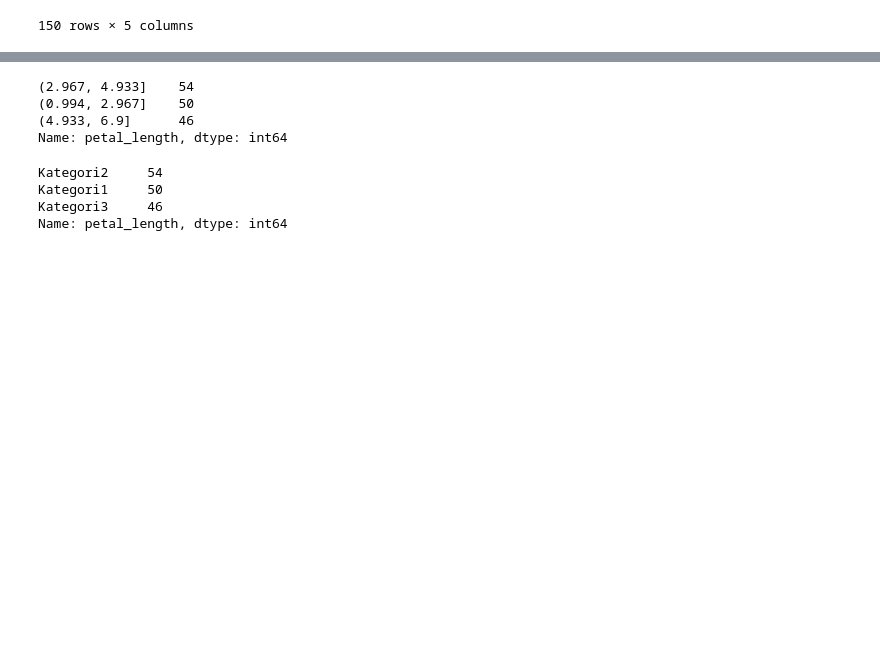
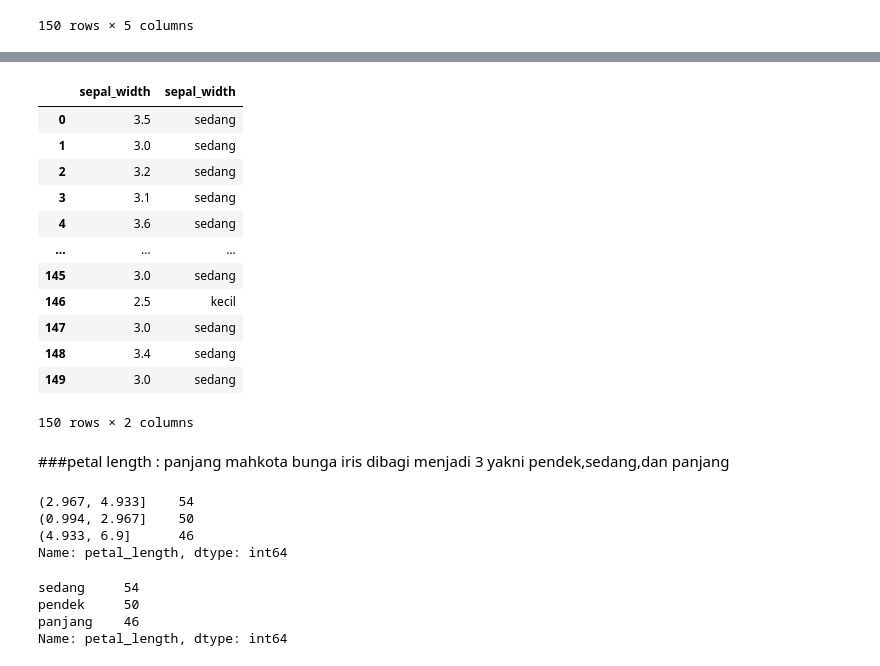
Before and after one commit to Amelia039/datamining, a Jupyter notebook: _sources/tugas2.ipynb, the cells around one changed output, grey strips where cells are left out. Cells and saved outputs as stored; diff of their text form; code cells hidden in the pictures; blank space fills up the shorter version.

```diff
--- a/_sources/tugas2.ipynb
+++ b/_sources/tugas2.ipynb
@@ -31 +123,21 @@ c
+# %%
+sepal_width_bin = pd.cut(c['sepal_width'],len(labelsforwidth), True, labelsforwidth)
+sepal_with_label = sepal_width_bin.value_counts()
+pd.concat((c['sepal_width'],sepal_width_bin),axis=1)
+# %% [output]
+|  | sepal_width | sepal_width |
+| 0 | 3.5 | sedang |
+| 1 | 3.0 | sedang |
+| 2 | 3.2 | sedang |
+| 3 | 3.1 | sedang |
+| 4 | 3.6 | sedang |
+| ... | ... | ... |
+| 145 | 3.0 | sedang |
+| 146 | 2.5 | kecil |
+| 147 | 3.0 | sedang |
+| 148 | 3.4 | sedang |
+| 149 | 3.0 | sedang |
+150 rows × 2 columns
+# %% [markdown]
+###petal length : panjang mahkota bunga iris dibagi menjadi 3 yakni pendek,sedang,dan panjang
 # %%
@@ -39,12 +149,10 @@ binning
 (4.933, 6.9]      46
 Name: petal_length, dtype: int64
 # %%
-labels = ["Kategori1", "Kategori2 ", "Kategori3"]
-binning = pd.cut(c['petal_length'],3,labels=labels).value_counts()
-
-binning
+eqwidth_petal_length = pd.cut(c['petal_length'],3,labels=labelsforlength).value_counts()
+eqwidth_petal_length
 # %% [output]
-Kategori2     54
-Kategori1     50
-Kategori3     46
+sedang     54
+pendek     50
+panjang    46
 Name: petal_length, dtype: int64
```
Also changed, not shown: parts of 54 cells of this notebook, 4 other files.
